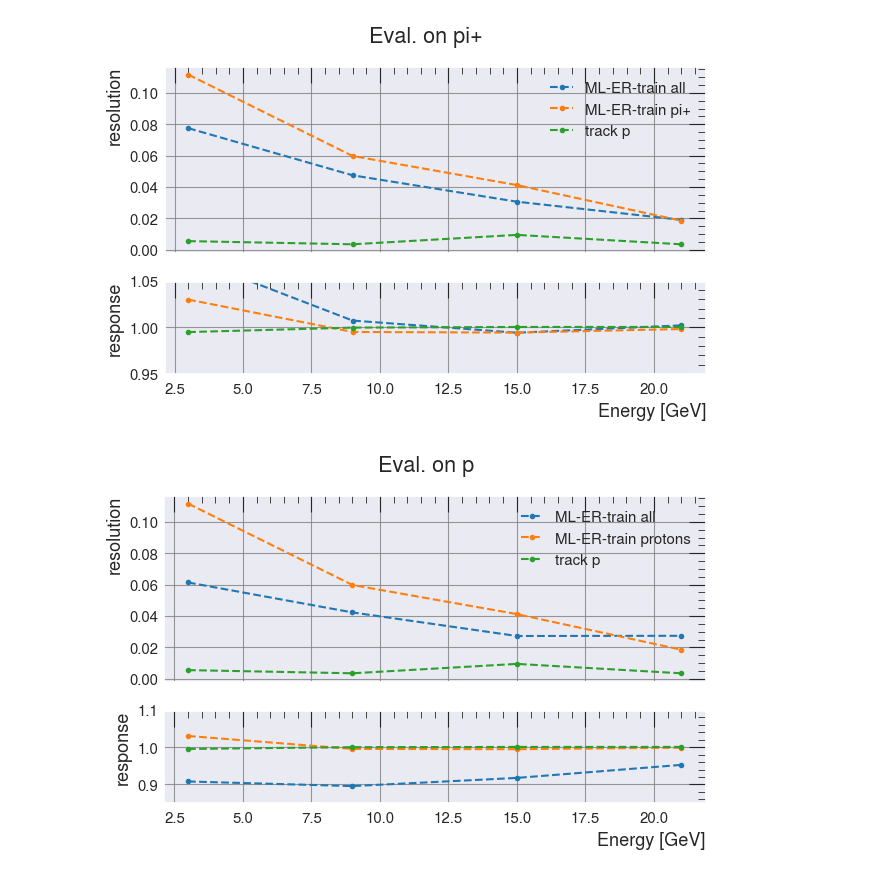
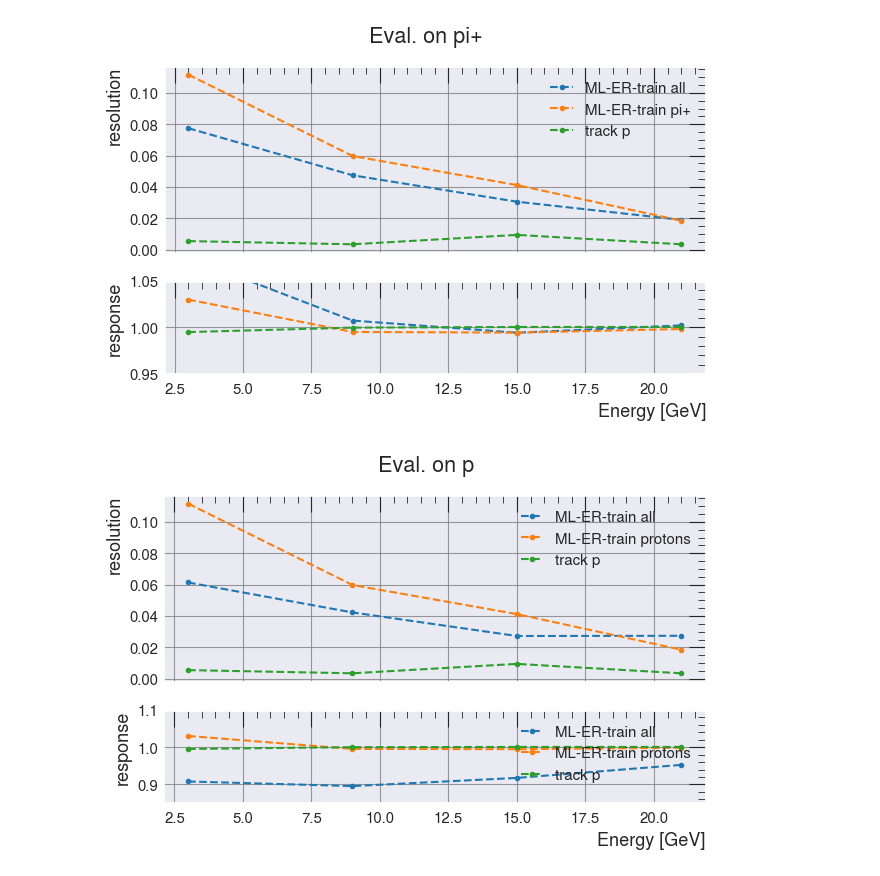
Before and after one commit to selvaggi/mlpf, a Jupyter notebook: notebooks/11_incremental.ipynb, the cells around one changed output. Saved outputs shown, nothing was run; the diff lists cells and outputs as text; code cells hidden in the pictures.

```diff
--- a/notebooks/11_incremental.ipynb
+++ b/notebooks/11_incremental.ipynb
@@ -927,25 +929,26 @@ fig.show()
 # %%
 
 fig, ax = plt.subplots(2, 1, figsize=(7, 4), sharex=True, gridspec_kw={'height_ratios': [2, 1]}) # Height of 2 subplots.
 bins_x = res_cf_regress_Klong[2]
 
 ax[0].plot(bins_x, res_energy_regress_both[2212][0]["ML"], ".--", label="ML-ER-train all")
 ax[0].plot(bins_x, res_energy_regress[0]["ML"], ".--", label="ML-ER-train protons")
 # plot also the track baseline
 ax[0].plot(bins_x, res_energy_regress[0]["p"], ".--", label="track p")
 
 ax[0].legend()
 ax[0].set_ylabel("resolution")
 ax[1].set_xlabel("Energy [GeV]")
 ax[1].plot(bins_x, res_cf_regress_both[2212][1]["ML"], ".--", label="ML-ER-train all")
 ax[1].plot(bins_x, res_energy_regress[1]["ML"], ".--", label="ML-ER-train protons")
 ax[1].plot(bins_x, res_energy_regress[1]["p"], ".--", label="track p")
 ax[1].set_ylim([0.85, 1.1])
 ax[1].set_ylabel("response")
 ax[0].grid(which='major', color='gray', linestyle='-')
 ax[1].grid(which='major', color='gray', linestyle='-')
+ax[1].legend()
 fig.suptitle("Eval. on p")
 fig.savefig("/eos/home-g/gkrzmanc/2024/19_3_/response_and_resolution_protons.pdf")
 fig.show()
 # %% [output]
-[figure, old version]
+[figure, new version]
```
Also changed, not shown: parts of 3 cells of this notebook.
